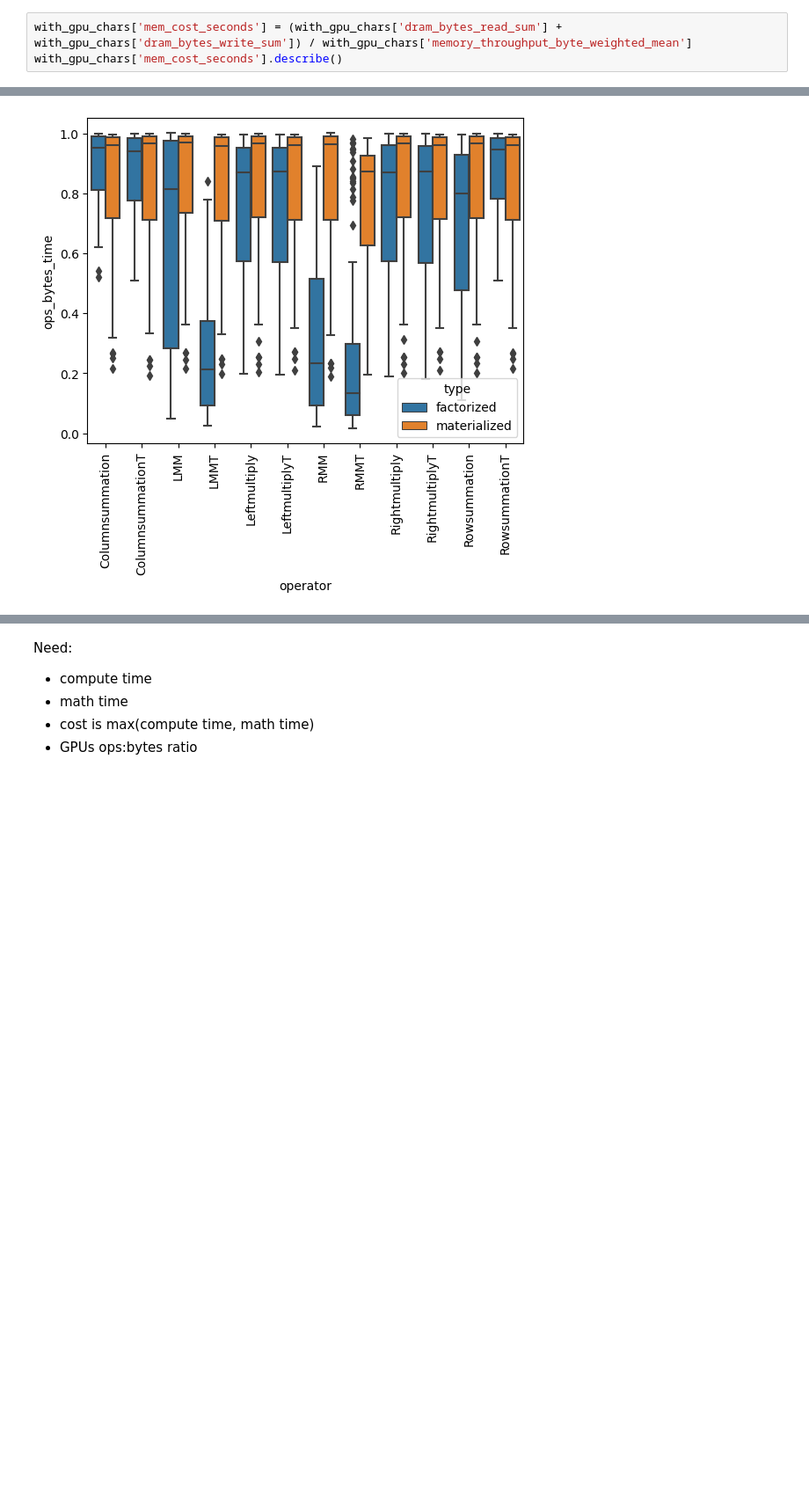
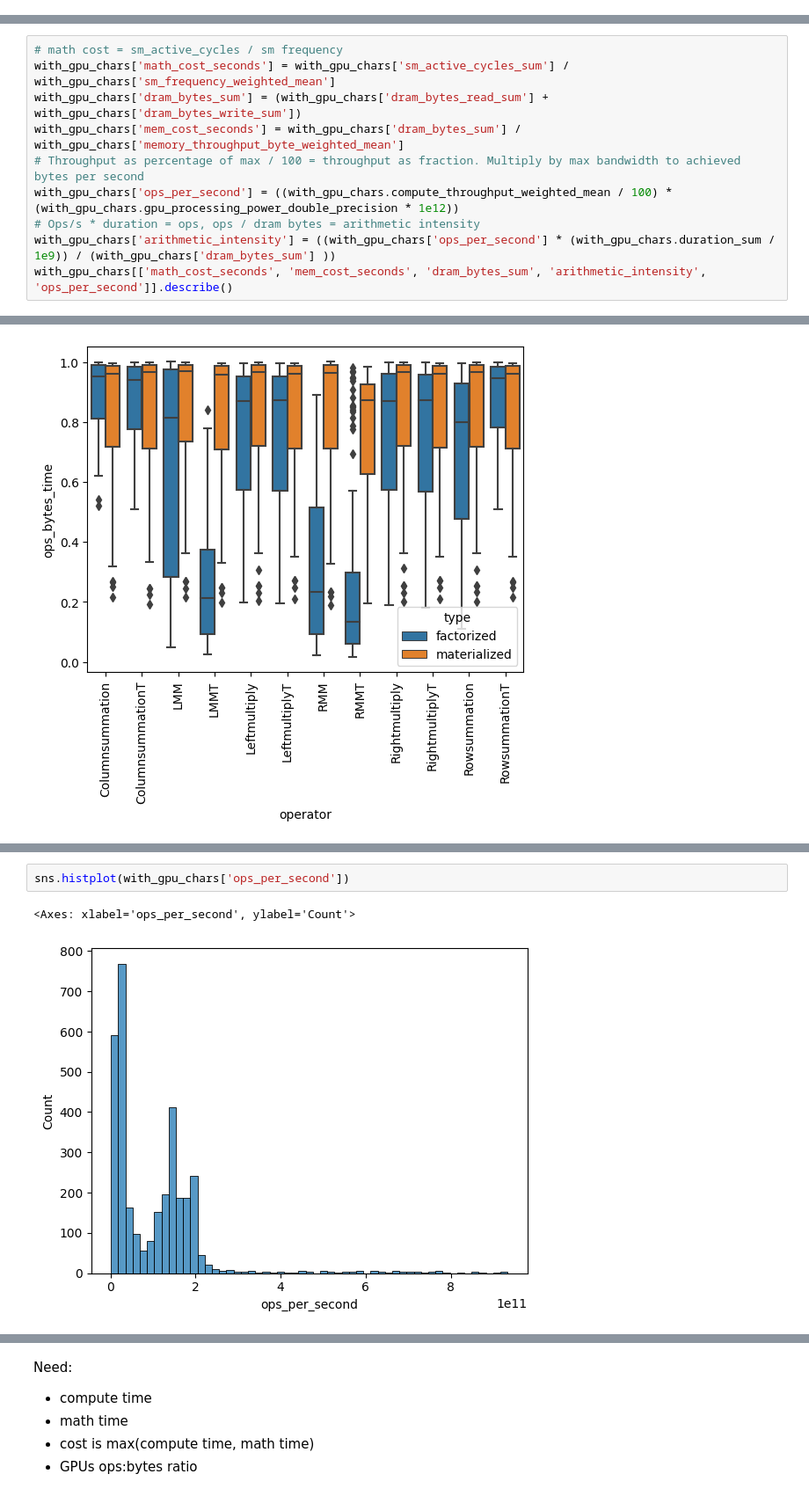
Before and after one commit to ptemarvelde/amalur-experiments, a Jupyter notebook: results/full_1/analytical_model/analytical.ipynb, the cells around one changed output, grey strips where cells are left out. Shown at 88% size. Saved outputs shown, nothing was run; the diff lists cells and outputs as text; blank space fills up the shorter version.

Commit message:
roofline chart

```diff
--- a/results/full_1/analytical_model/analytical.ipynb
+++ b/results/full_1/analytical_model/analytical.ipynb
@@ -157,3 +142,0 @@ Name: math_cost_seconds, dtype: float64
-# %%
-with_gpu_chars['mem_cost_seconds'] = (with_gpu_chars['dram_bytes_read_sum'] + with_gpu_chars['dram_bytes_write_sum']) / with_gpu_chars['memory_throughput_byte_weighted_mean']
-with_gpu_chars['mem_cost_seconds'].describe()
@@ -169,0 +143,10 @@ Name: mem_cost_seconds, dtype: float64
+# %%
+# math cost = sm_active_cycles / sm frequency
+with_gpu_chars['math_cost_seconds'] = with_gpu_chars['sm_active_cycles_sum'] / with_gpu_chars['sm_frequency_weighted_mean']
+with_gpu_chars['dram_bytes_sum'] = (with_gpu_chars['dram_bytes_read_sum'] + with_gpu_chars['dram_bytes_write_sum'])
+with_gpu_chars['mem_cost_seconds'] = with_gpu_chars['dram_bytes_sum'] / with_gpu_chars['memory_throughput_byte_weighted_mean']
+# Throughput as percentage of max / 100 = throughput as fraction. Multiply by max bandwidth to achieved bytes per second
+with_gpu_chars['ops_per_second'] = ((with_gpu_chars.compute_throughput_weighted_mean / 100) * (with_gpu_chars.gpu_processing_power_double_precision * 1e12))
+# Ops/s * duration = ops, ops / dram bytes = arithmetic intensity
+with_gpu_chars['arithmetic_intensity'] = ((with_gpu_chars['ops_per_second'] * (with_gpu_chars.duration_sum / 1e9)) / (with_gpu_chars['dram_bytes_sum'] ))
+with_gpu_chars[['math_cost_seconds', 'mem_cost_seconds', 'dram_bytes_sum', 'arithmetic_intensity', 'ops_per_second']].describe()
@@ -279,0 +280,5 @@ with_gpu_chars.memory_throughput_weighted_mean.hist()
+# %%
+sns.histplot(with_gpu_chars['ops_per_second'])
+# %% [output]
+<Axes: xlabel='ops_per_second', ylabel='Count'>
+[figure, added]
```
Also changed, not shown: parts of 16 cells of this notebook, 1 other file.
